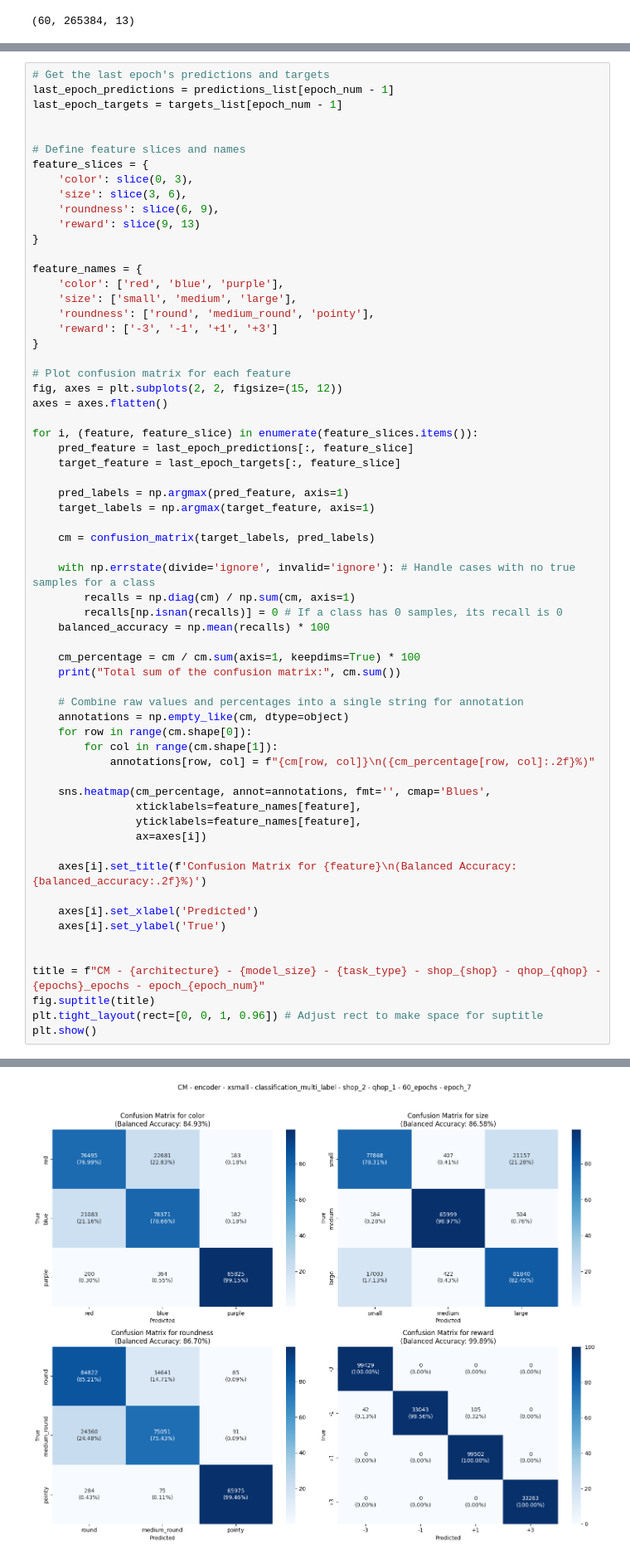
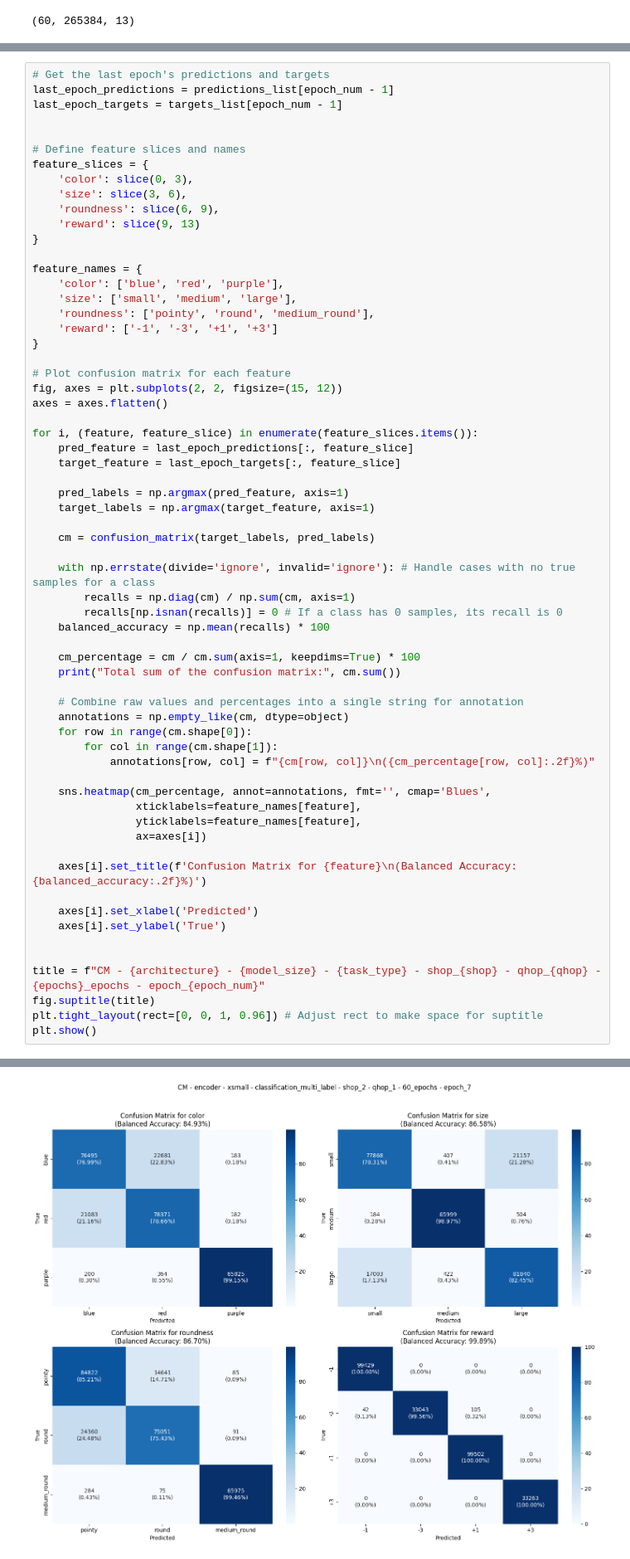
Before and after one commit to simpleParadox/alchemy_latent_structure, a Jupyter notebook: src/notebooks/inspect_predictions.ipynb, the cells around one changed output, grey strips where cells are left out. Shown at 83% size. Drawn from its saved outputs; the diff is of its cells as text.

```diff
--- a/src/notebooks/inspect_predictions.ipynb
+++ b/src/notebooks/inspect_predictions.ipynb
@@ -137,10 +137,10 @@ feature_slices = {
 }
 
 feature_names = {
-    'color': ['red', 'blue', 'purple'],
+    'color': ['blue', 'red', 'purple'],
     'size': ['small', 'medium', 'large'],
-    'roundness': ['round', 'medium_round', 'pointy'],
-    'reward': ['-3', '-1', '+1', '+3']
+    'roundness': ['pointy', 'round', 'medium_round'],
+    'reward': ['-1', '-3', '+1', '+3']
 }
 
 # Plot confusion matrix for each feature
@@ -163,31 +163,31 @@ for i, (feature, feature_slice) in enumerate(feature_slices.items()):
 
     cm_percentage = cm / cm.sum(axis=1, keepdims=True) * 100
     print("Total sum of the confusion matrix:", cm.sum())
 
     # Combine raw values and percentages into a single string for annotation
     annotations = np.empty_like(cm, dtype=object)
     for row in range(cm.shape[0]):
         for col in range(cm.shape[1]):
             annotations[row, col] = f"{cm[row, col]}\n({cm_percentage[row, col]:.2f}%)"
 
     sns.heatmap(cm_percentage, annot=annotations, fmt='', cmap='Blues',
                 xticklabels=feature_names[feature],
                 yticklabels=feature_names[feature],
                 ax=axes[i])
 
     axes[i].set_title(f'Confusion Matrix for {feature}\n(Balanced Accuracy: {balanced_accuracy:.2f}%)')
 
     axes[i].set_xlabel('Predicted')
     axes[i].set_ylabel('True')
 
 
 title = f"CM - {architecture} - {model_size} - {task_type} - shop_{shop} - qhop_{qhop} - {epochs}_epochs - epoch_{epoch_num}"
 fig.suptitle(title)
 plt.tight_layout(rect=[0, 0, 1, 0.96]) # Adjust rect to make space for suptitle
 plt.show()
 # %% [output]
 Total sum of the confusion matrix: 265384
 Total sum of the confusion matrix: 265384
 Total sum of the confusion matrix: 265384
 Total sum of the confusion matrix: 265384
-[figure, old version]
+[figure, new version]
```
Also changed, not shown: parts of 1 cell of this notebook, 2 other files.
